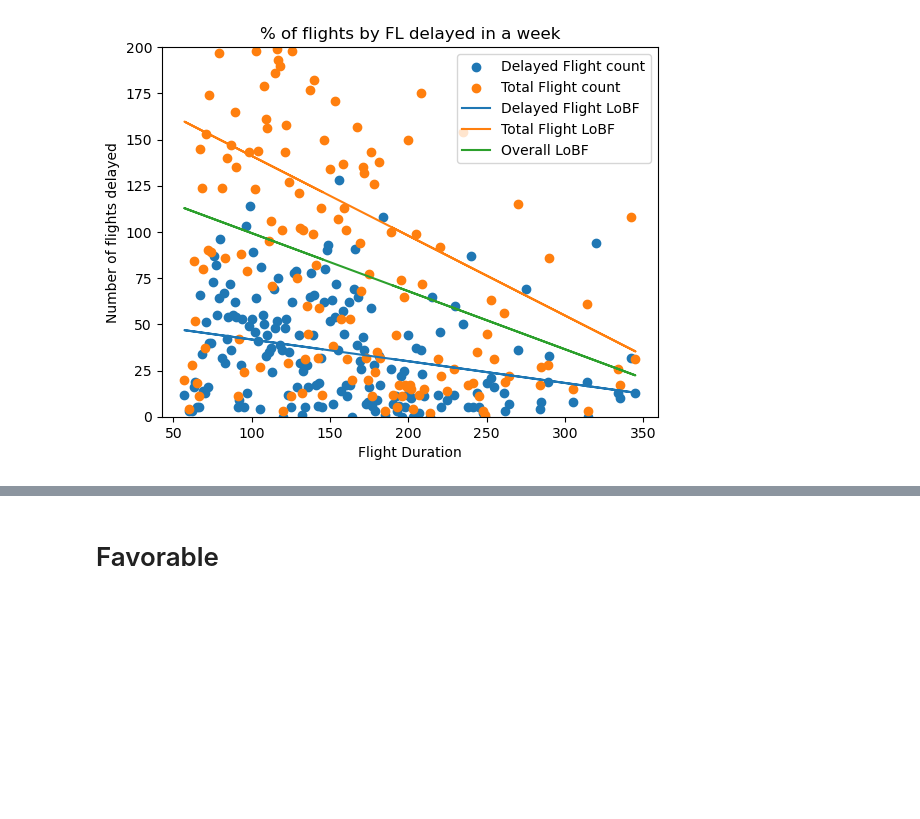
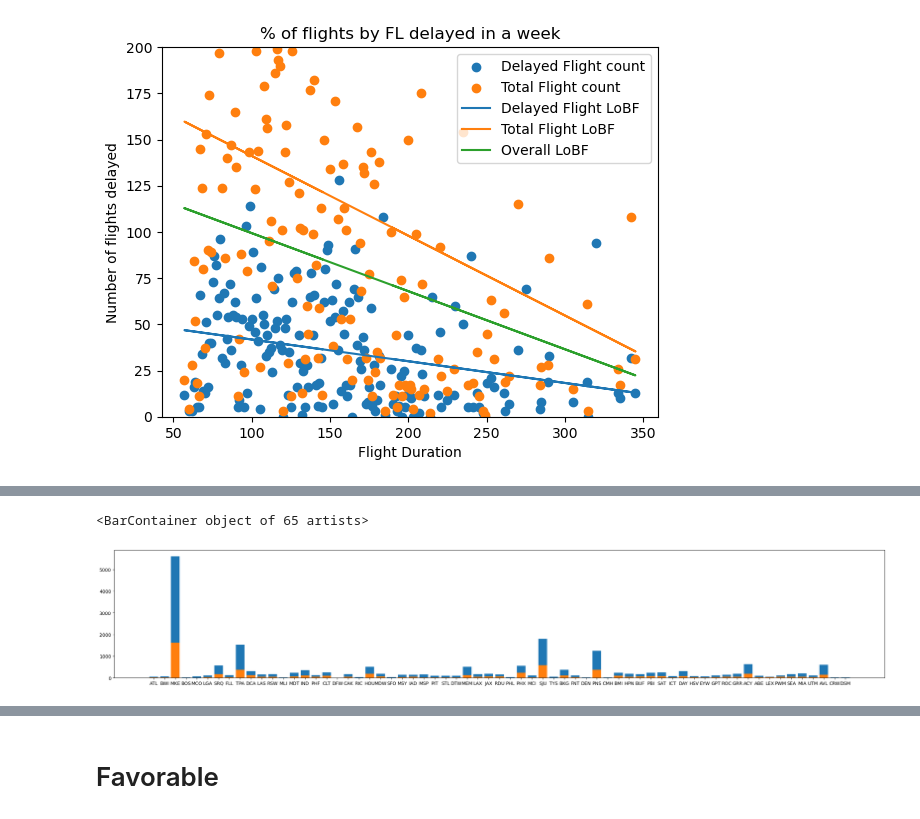
Before and after one commit to ltcolscotty/AirlinesProject, a Jupyter notebook: AirlineAnalysis.ipynb, the cells around one changed output, grey strips where cells are left out. Drawn from its saved outputs; the diff is of its cells as text; code cells hidden in the pictures; blank space fills up the shorter version.

```diff
--- a/AirlineAnalysis.ipynb
+++ b/AirlineAnalysis.ipynb
@@ -181,0 +215,11 @@ ax.legend()
+# %%
+y_result6A = y_result4.groupby(['AirportTo'])['Delay'].sum()
+y_result6B = y_result4.groupby(['AirportTo'])['Delay'].count()
+y_result6C = y_result6A.div(y_result6B).multiply(100)
+
+plt.figure(figsize=(30,5))
+plt.bar(airport_list_To, y_result6B)
+plt.bar(airport_list_To, y_result6A)
+# %% [output]
+<BarContainer object of 65 artists>
+[figure, added]
```
Also changed, not shown: parts of 7 cells of this notebook.
